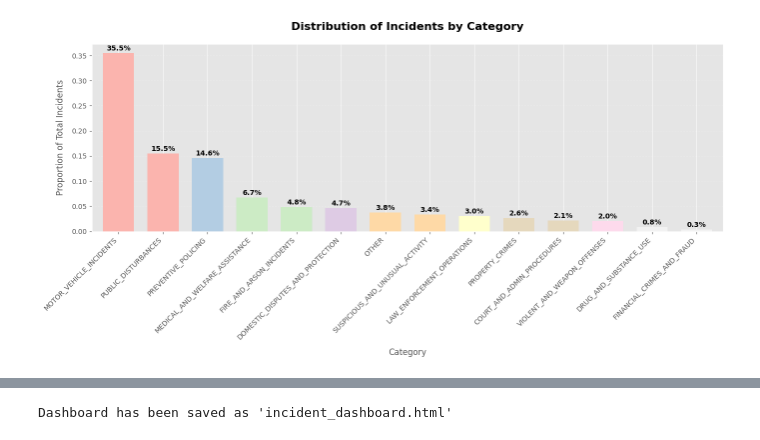
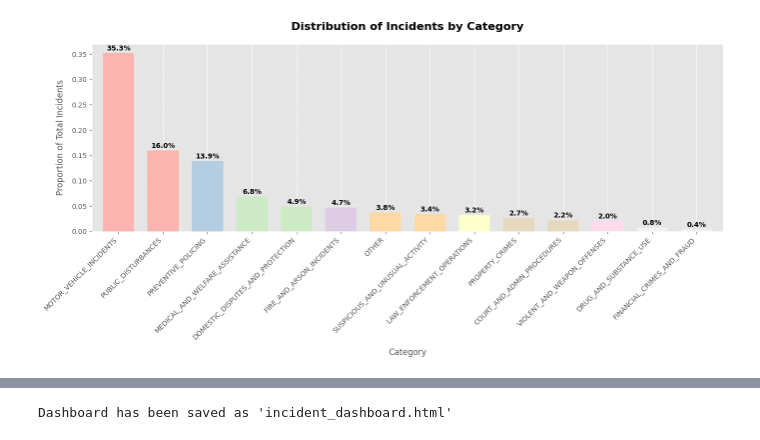
Before and after one commit to indelgarcia/gatewayinitiative-lawrencepd, a Jupyter notebook: scripts/categorize_visualize.ipynb, the cells around one changed output, grey strips where cells are left out. Drawn from its saved outputs; the diff is of its cells as text; code cells hidden in the pictures.

```diff
--- a/scripts/categorize_visualize.ipynb
+++ b/scripts/categorize_visualize.ipynb
@@ -227,22 +272,19 @@ import pandas as pd
 
 plt.style.use('ggplot')
 
-# Updated data
 data = {
     'category': [
         'MOTOR_VEHICLE_INCIDENTS', 'PUBLIC_DISTURBANCES', 'PREVENTIVE_POLICING',
-        'MEDICAL_AND_WELFARE_ASSISTANCE', 'FIRE_AND_ARSON_INCIDENTS',
-        'DOMESTIC_DISPUTES_AND_PROTECTION', 'OTHER',
-        'SUSPICIOUS_AND_UNUSUAL_ACTIVITY', 'LAW_ENFORCEMENT_OPERATIONS',
-        'PROPERTY_CRIMES', 'COURT_AND_ADMIN_PROCEDURES',
-        'VIOLENT_AND_WEAPON_OFFENSES', 'DRUG_AND_SUBSTANCE_USE',
-        'FINANCIAL_CRIMES_AND_FRAUD'
+        'MEDICAL_AND_WELFARE_ASSISTANCE', 'DOMESTIC_DISPUTES_AND_PROTECTION',
+        'FIRE_AND_ARSON_INCIDENTS', 'OTHER', 'SUSPICIOUS_AND_UNUSUAL_ACTIVITY',
+        'LAW_ENFORCEMENT_OPERATIONS', 'PROPERTY_CRIMES', 'COURT_AND_ADMIN_PROCEDURES',
+        'VIOLENT_AND_WEAPON_OFFENSES', 'DRUG_AND_SUBSTANCE_USE', 'FINANCIAL_CRIMES_AND_FRAUD'
     ],
     'value': [
-        0.355363, 0.155327, 0.145735,
-        0.067122, 0.048207, 0.046895, 0.037673,
-        0.033590, 0.030401, 0.026380, 0.021252,
-        0.020411, 0.008213, 0.003430
+        0.352580, 0.159906, 0.139100,
+        0.068448, 0.049079, 0.047258, 0.037525,
+        0.033957, 0.031785, 0.026594, 0.021868,
+        0.020331, 0.007830, 0.003739
     ]
 }
 
@@ -256,34 +298,34 @@ plt.figure(figsize=(14, 7))
 colors = plt.cm.Pastel1(np.linspace(0, 1, len(plot_df)))
 
 # Plot bar chart
 ax = plot_df.set_index('category')['value'].plot(
     kind='bar',
     width=0.7,
     color=colors,
     edgecolor='none'
 )
 
 # Titles and labels
 plt.title('Distribution of Incidents by Category', fontsize=16, pad=20, fontweight='bold')
 plt.xlabel('Category', fontsize=12, labelpad=10)
 plt.ylabel('Proportion of Total Incidents', fontsize=12, labelpad=10)
 
 # X and Y tick customization
 plt.xticks(rotation=45, ha='right', fontsize=10)
 plt.yticks(fontsize=10)
 
 # Add percentage labels on top of bars
 for i, v in enumerate(plot_df['value']):
     ax.text(i, v + 0.002, f'{v:.1%}', ha='center', va='bottom', fontsize=10, fontweight='bold')
 
 # Subtle grid
 plt.grid(axis='y', linestyle='--', alpha=0.3)
 
 # Layout adjustment
 plt.tight_layout()
 plt.show()
 # %% [output]
-[figure, old version]
+[figure, new version]
 # %%
 print(df.columns)
 # %% [output]
```
Also changed, not shown: parts of 15 cells of this notebook, 2 other files.
